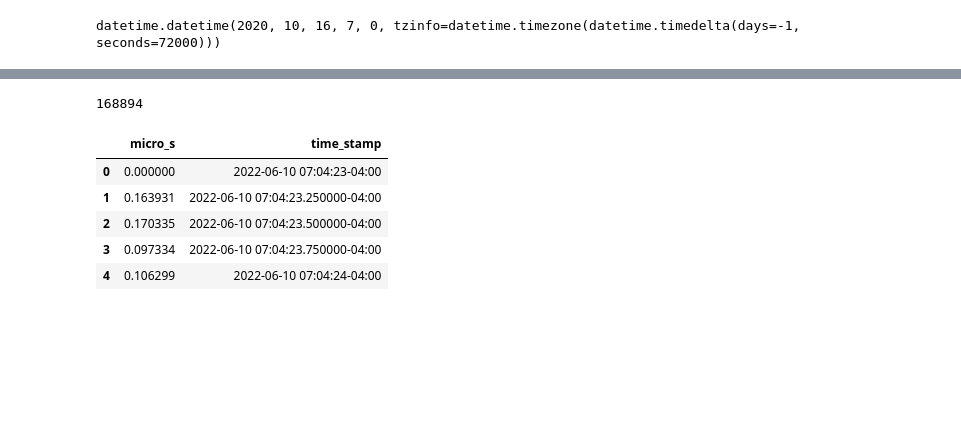
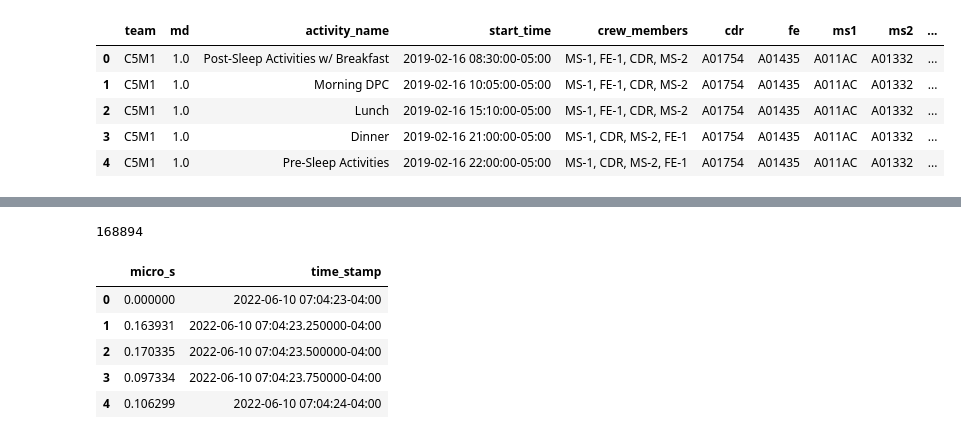
Before and after one commit to dr-rosen-rosen/tpd, a Jupyter notebook: e4_eda_processing.ipynb, the cells around one changed output, grey strips where cells are left out. Saved outputs shown, nothing was run; the diff lists cells and outputs as text; code cells hidden in the pictures; blank space fills up the shorter version.

Commit message:
Cleaned up versions for NASA and PICU.

```diff
--- a/e4_eda_processing.ipynb
+++ b/e4_eda_processing.ipynb
@@ -5,11 +5,13 @@ import neurokit2 as nk
 import sqlalchemy as sa
 import datetime
 import matplotlib.pyplot as plt
+# %%
+project = 'hera' #'hera' # 'picu
 # %%
 # set up DB connection
 db_pw = 'LetMeIn21'
 db_user = 'postgres'
-db_name = 'e4_picu'
+db_name = 'e4_'+ project
 port = '5432'
 db_string = 'postgresql://'+db_user+':'+db_pw+'@localhost:'+port+'/'+db_name
 engine = sa.create_engine(db_string)
@@ -22,3 +24,11 @@ with engine.connect() as conn:
     rp = conn.execute(s)
     task_list_df = pd.DataFrame(rp.fetchall())
     task_list_df.columns = rp.keys()
+
+if project == 'hera':
+    task_list_df = task_list_df[['task_num','duration_min','start_time','cdr','fe','ms1','ms2']]
+    task_list_df = task_list_df.melt(id_vars=['task_num','duration_min','start_time'], value_vars=['cdr','fe','ms1','ms2'])
+    task_list_df.sort_values(by=['task_num'],inplace=True)
+    task_list_df.drop(columns = 'variable', inplace=True)
+    task_list_df.rename(columns={'value':'e4_id'}, inplace=True)
+task_list_df.head()
@@ -25,4 +42,9 @@ with engine.connect() as conn:
-# %%
-task_list_df.start_time[1]
-# %% [output]
-datetime.datetime(2020, 10, 16, 7, 0, tzinfo=datetime.timezone(datetime.timedelta(days=-1, seconds=72000)))
+# %%
+task_list_df.head()
+# %% [output]
+|  | team | md | activity_name | start_time | crew_members | cdr | fe | ms1 | ms2 | ... |
+| 0 | C5M1 | 1.0 | Post-Sleep Activities w/ Breakfast | 2019-02-16 08:30:00-05:00 | MS-1, FE-1, CDR, MS-2 | A01754 | A01435 | A011AC | A01332 | ... |
+| 1 | C5M1 | 1.0 | Morning DPC | 2019-02-16 10:05:00-05:00 | MS-1, FE-1, CDR, MS-2 | A01754 | A01435 | A011AC | A01332 | ... |
+| 2 | C5M1 | 1.0 | Lunch | 2019-02-16 15:10:00-05:00 | MS-1, FE-1, CDR, MS-2 | A01754 | A01435 | A011AC | A01332 | ... |
+| 3 | C5M1 | 1.0 | Dinner | 2019-02-16 21:00:00-05:00 | MS-1, CDR, MS-2, FE-1 | A01754 | A01435 | A011AC | A01332 | ... |
+| 4 | C5M1 | 1.0 | Pre-Sleep Activities | 2019-02-16 22:00:00-05:00 | MS-1, CDR, MS-2, FE-1 | A01754 | A01435 | A011AC | A01332 | ... |
```
Also changed, not shown: parts of 4 cells of this notebook, 6 other files.
